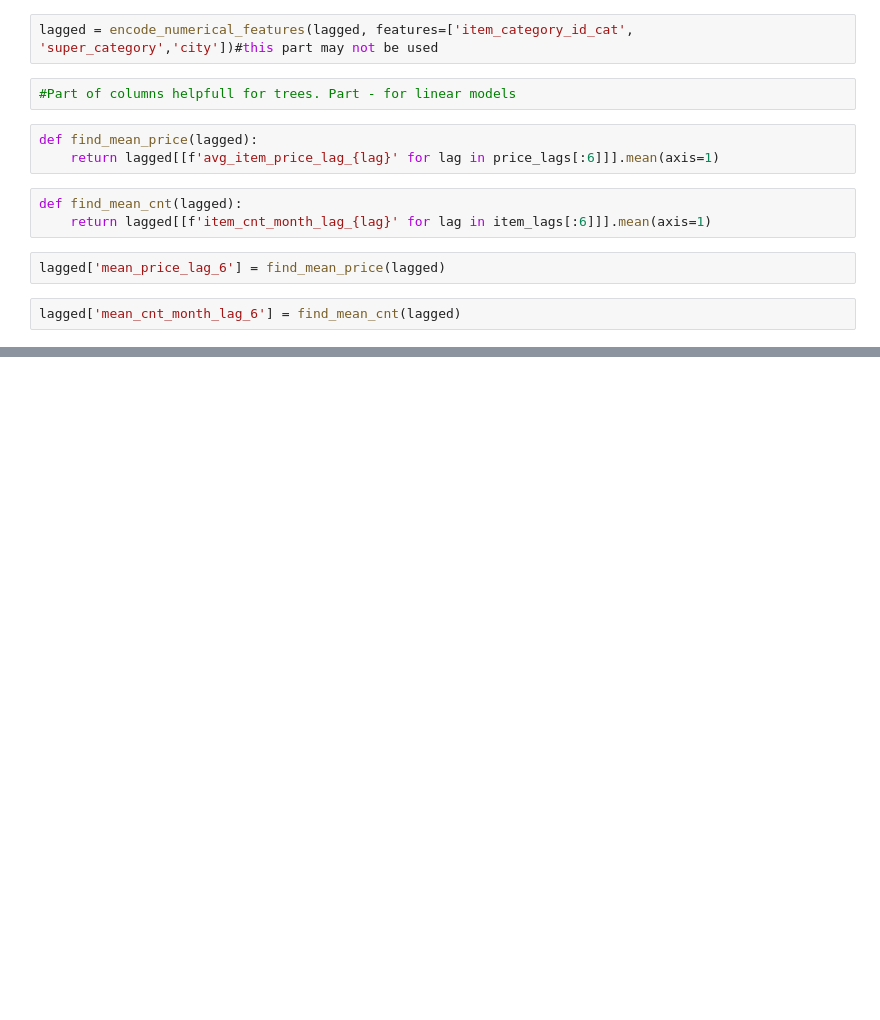
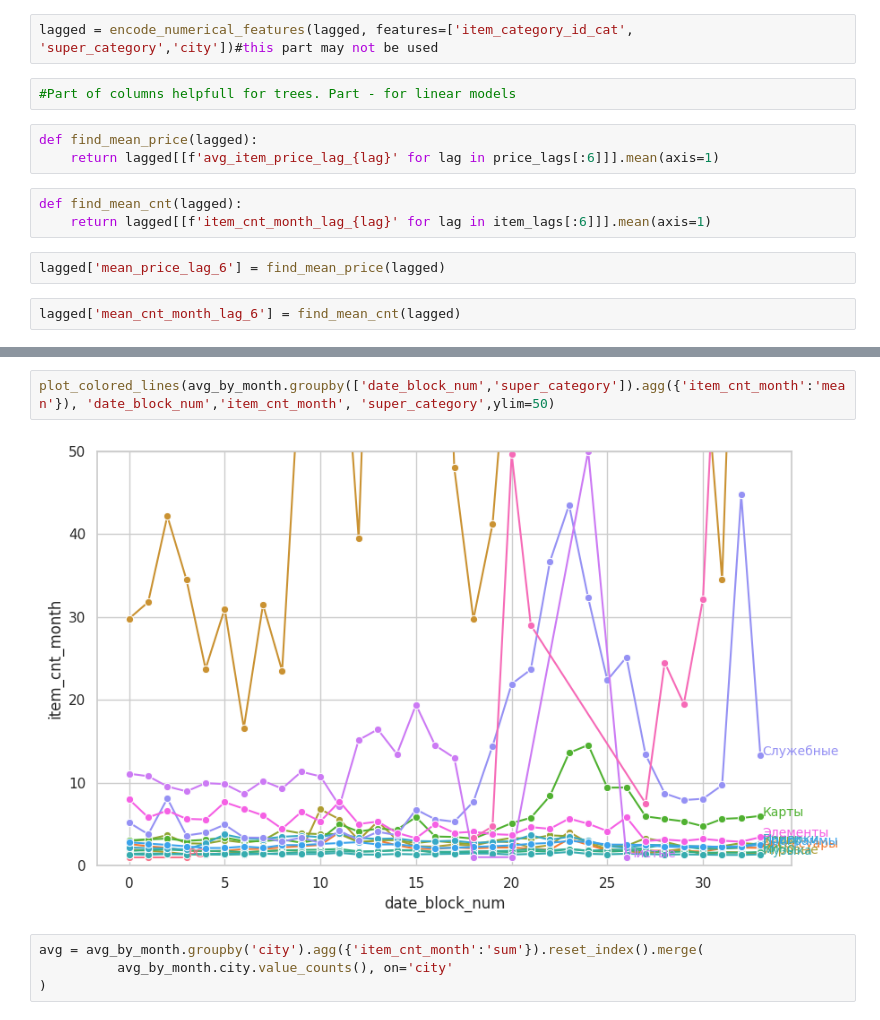
Before and after one commit to valera2444/FutureSalesPrediction, a Jupyter notebook: EDA/EDA_pipeline.ipynb, the cells around one changed output, grey strips where cells are left out. Cells and saved outputs as stored; diff of their text form; blank space fills up the shorter version.

```diff
--- a/EDA/EDA_pipeline.ipynb
+++ b/EDA/EDA_pipeline.ipynb
@@ -203,0 +310,8 @@ lagged['mean_cnt_month_lag_6'] = find_mean_cnt(lagged)
+# %%
+plot_colored_lines(avg_by_month.groupby(['date_block_num','super_category']).agg({'item_cnt_month':'mean'}), 'date_block_num','item_cnt_month', 'super_category',ylim=50)
+# %% [output]
+[figure, added]
+# %%
+avg = avg_by_month.groupby('city').agg({'item_cnt_month':'sum'}).reset_index().merge(
+          avg_by_month.city.value_counts(), on='city'
+)
```
Also changed, not shown: parts of 68 cells of this notebook.
